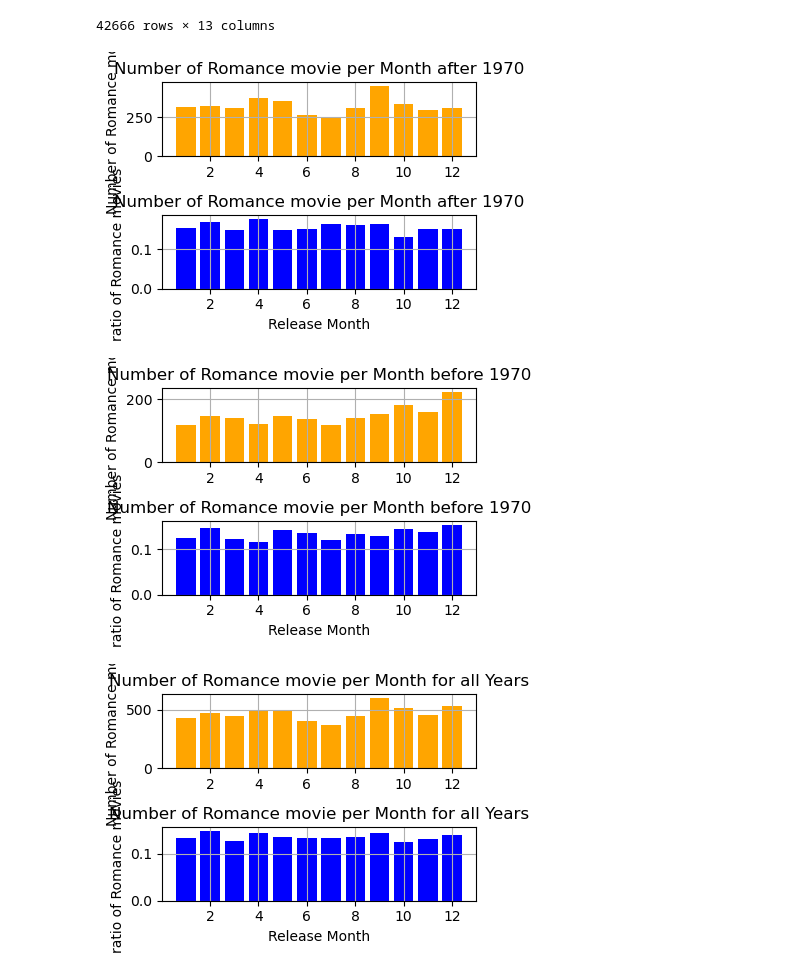
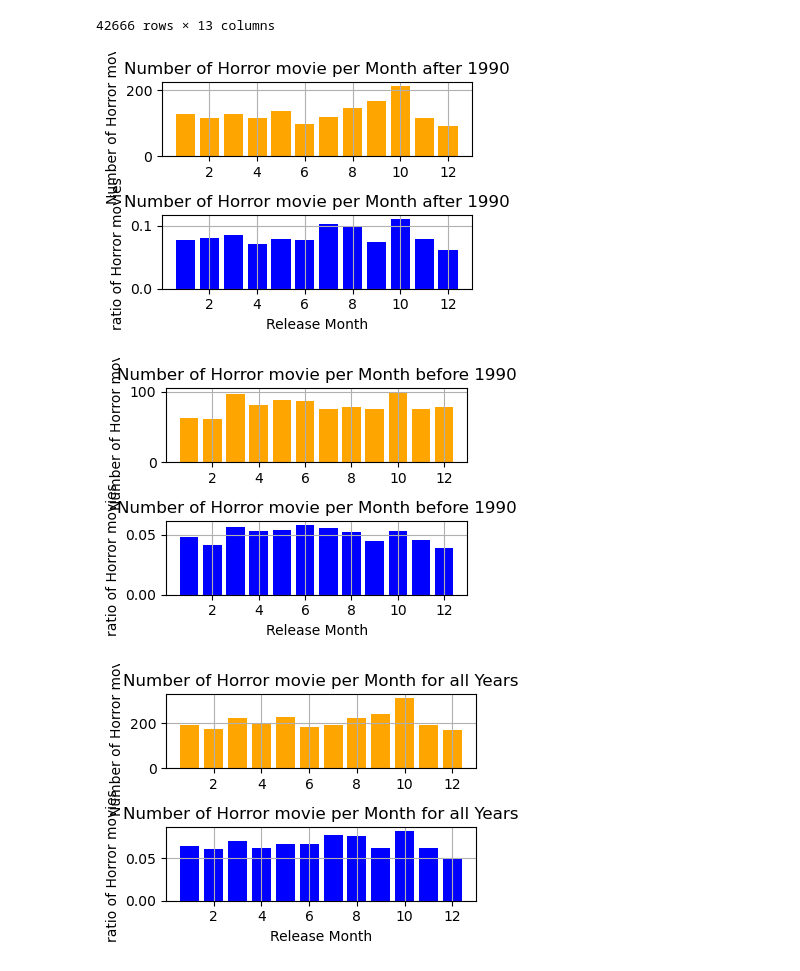
Before and after one commit to epfl-ada/ada-2023-project-dat4k, a Jupyter notebook: genres_jules.ipynb, the cells around one changed output. Cells and saved outputs as stored; diff of their text form; code cells hidden in the pictures.

Commit message:
push helpers, genre_jules

```diff
--- a/genres_jules.ipynb
+++ b/genres_jules.ipynb
@@ -79,19 +46,0 @@ def genre_distribution_over_month(df, genre, film_counts_month, split_year, when
-# %%
-def visualizing_data(df, split_year, genre):
-    #reducing colums to see clearly
-    df_genres = df[['Movie name','genre 1', 'genre 2', 'Movie release Month', 'Movie release Year']]
-    df_genres=df_genres[~(df_genres['genre 2'].isna() & df_genres['genre 1'].isna())] #removing when there 2 NaN : we lose around 4000 movies
-    film_counts_month = df['Movie release Month'].value_counts().sort_index() #film by month for ratio
-
-    df_after=df_genres[df_genres['Movie release Year']>=split_year]  #After 1990 42k -> 20k
-    film_counts_month_a = df_after['Movie release Month'].value_counts().sort_index() #film by month for ratio
-    df_before=df_genres[df_genres['Movie release Year']<split_year]  #Before 1990 42k -> 22k
-    film_counts_month_b = df_before['Movie release Month'].value_counts().sort_index() #film by month for ratio
-
-    #plt.subplot(2, 2, 1)
-    genre_distribution_over_month(df_after, genre, film_counts_month_a, split_year, 'a')
-    #plt.subplot(2, 2, 2)
-    genre_distribution_over_month(df_before, genre, film_counts_month_b, split_year, 'b')
-    #plt.subplot(2, 2, 3)
-    genre_distribution_over_month(df_genres, genre, film_counts_month, split_year, 'c')
-    #plt.show
@@ -98,6 +49,6 @@ def visualizing_data(df, split_year, genre):
 # %%
-visualizing_data(df2, 1970, 'Romance')
+visualizing_data(df2, 1990, 'Horror')
 # %% [output]
-[figure, old version]
+[figure, new version]
-[figure, old version]
+[figure, new version]
-[figure, old version]
+[figure, new version]
```
Also changed, not shown: parts of 28 cells of this notebook, 1 other file.
